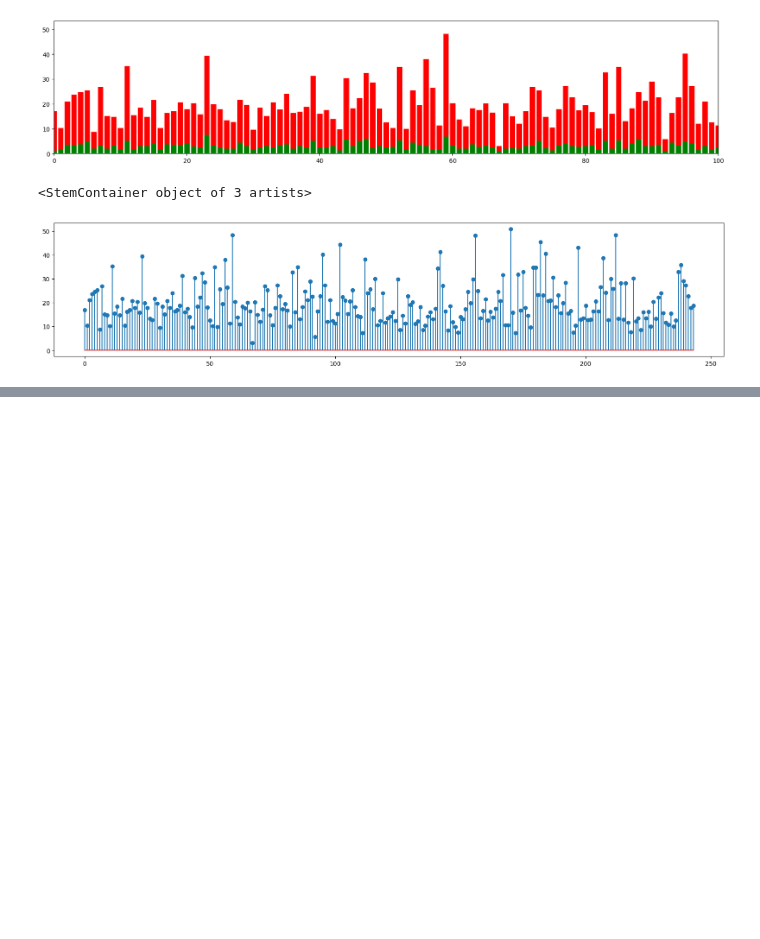
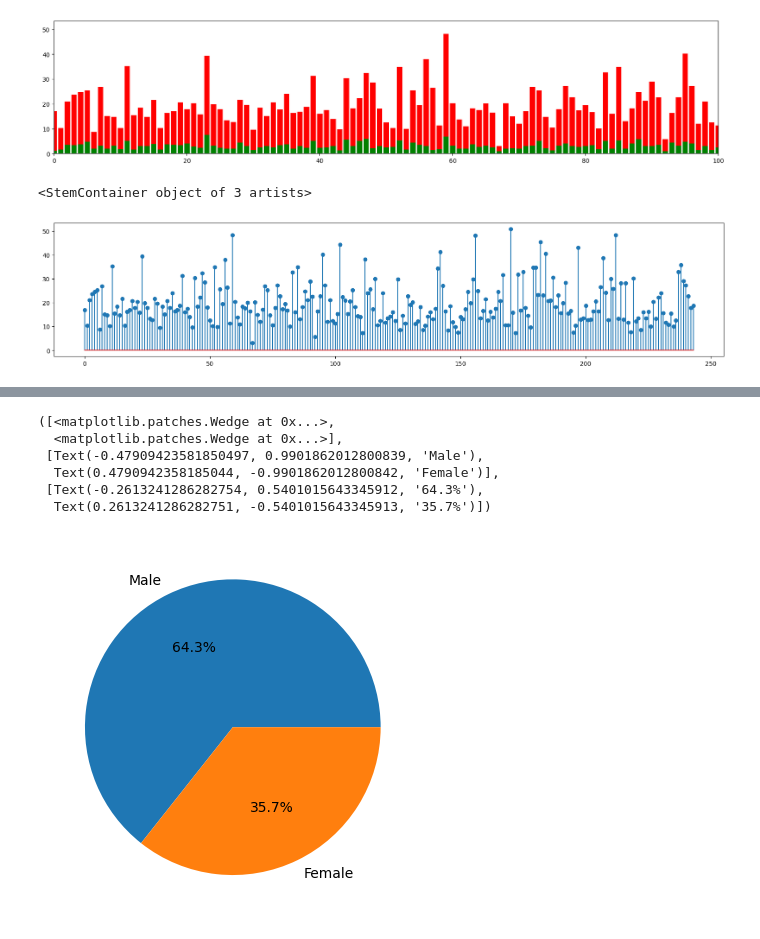
Before and after one commit to gupta-aayushkr/Data-Analytics, a Jupyter notebook: Data analysis/Visualization/visualization.ipynb, the cells around one changed output, grey strips where cells are left out. Saved outputs shown, nothing was run; the diff lists cells and outputs as text; code cells hidden in the pictures; blank space fills up the shorter version.

```diff
--- a/Data analysis/Visualization/visualization.ipynb
+++ b/Data analysis/Visualization/visualization.ipynb
@@ -148,0 +157,16 @@ plt.stem('total_bill', data=tips)
+# %%
+gender_count = tips.sex.value_counts()
+gender_count = tips["sex"].value_counts()
+
+plt.pie(gender_count.values,
+labels=gender_count.index,
+autopct='%.1f%%',
+)
+# %% [output]
+([<matplotlib.patches.Wedge at 0x...>,
+  <matplotlib.patches.Wedge at 0x...>],
+ [Text(-0.47909423581850497, 0.9901862012800839, 'Male'),
+  Text(0.4790942358185044, -0.9901862012800842, 'Female')],
+ [Text(-0.2613241286282754, 0.5401015643345912, '64.3%'),
+  Text(0.2613241286282751, -0.5401015643345913, '35.7%')])
+[figure, added]
```
Also changed, not shown: parts of 4 cells of this notebook.
